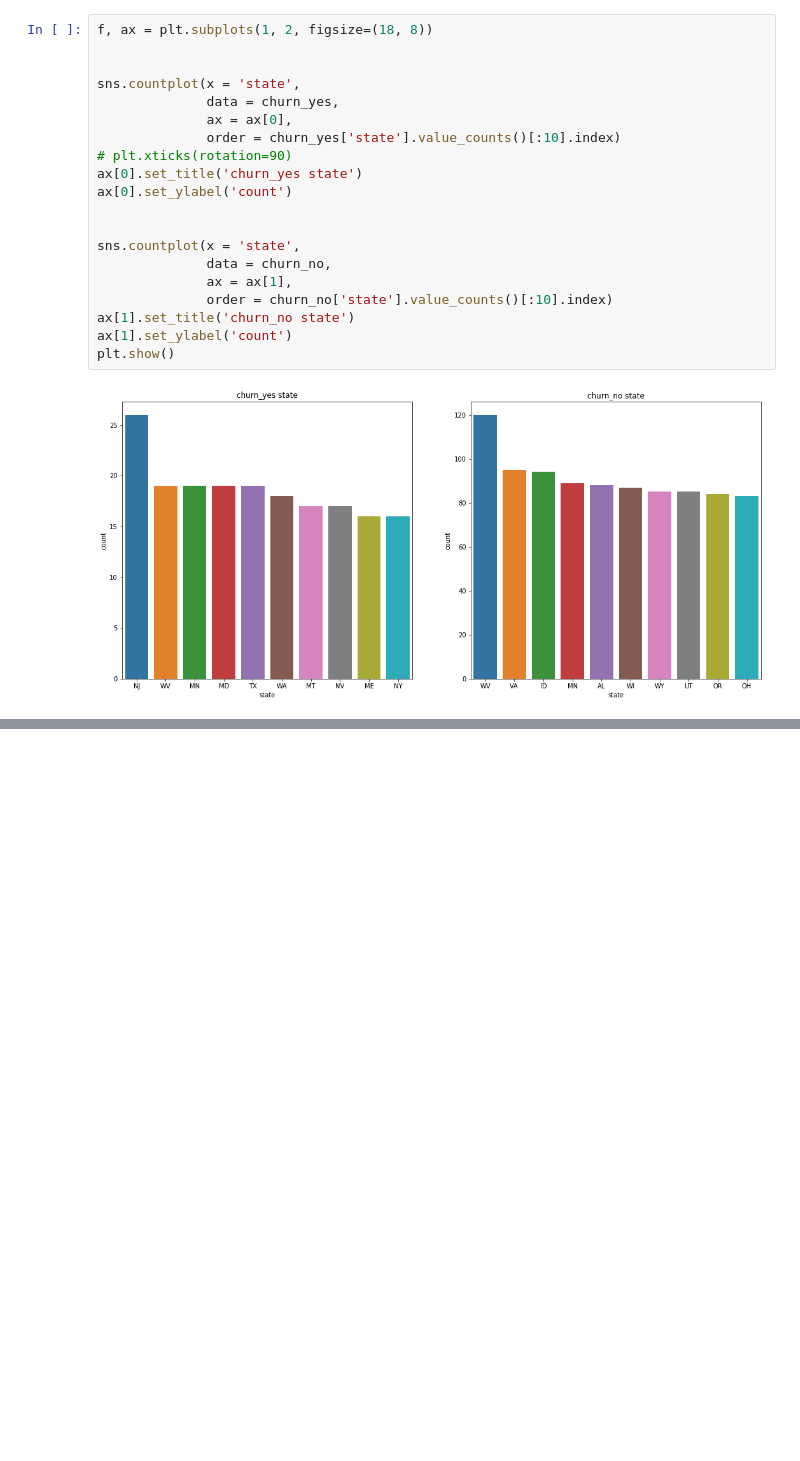
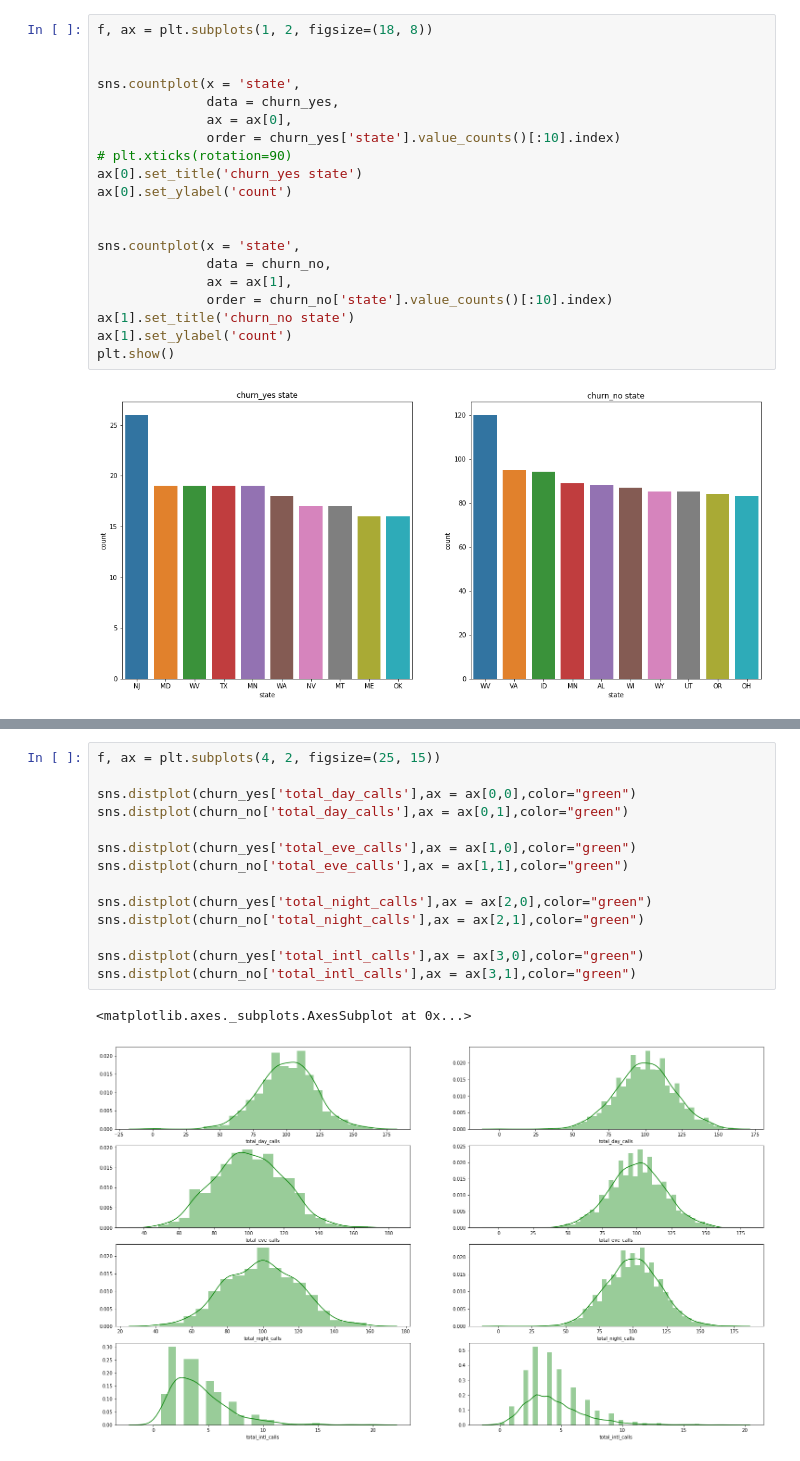
Before and after one commit to jaaaamj0711/kaggle_study, a Jupyter notebook: customer/Customer Churn Prediction.ipynb, the cells around one changed output, grey strips where cells are left out. Drawn from its saved outputs; the diff is of its cells as text; blank space fills up the shorter version.

```diff
--- a/customer/Customer Churn Prediction.ipynb
+++ b/customer/Customer Churn Prediction.ipynb
@@ -150,0 +160,17 @@ sns.distplot(churn_no['total_day_minutes'])
+# %%
+f, ax = plt.subplots(4, 2, figsize=(25, 15))
+
+sns.distplot(churn_yes['total_day_calls'],ax = ax[0,0],color="green")
+sns.distplot(churn_no['total_day_calls'],ax = ax[0,1],color="green")
+
+sns.distplot(churn_yes['total_eve_calls'],ax = ax[1,0],color="green")
+sns.distplot(churn_no['total_eve_calls'],ax = ax[1,1],color="green")
+
+sns.distplot(churn_yes['total_night_calls'],ax = ax[2,0],color="green")
+sns.distplot(churn_no['total_night_calls'],ax = ax[2,1],color="green")
+
+sns.distplot(churn_yes['total_intl_calls'],ax = ax[3,0],color="green")
+sns.distplot(churn_no['total_intl_calls'],ax = ax[3,1],color="green")
+# %% [output]
+<matplotlib.axes._subplots.AxesSubplot at 0x...>
+[figure, added]
```
Also changed, not shown: parts of 46 cells of this notebook.
